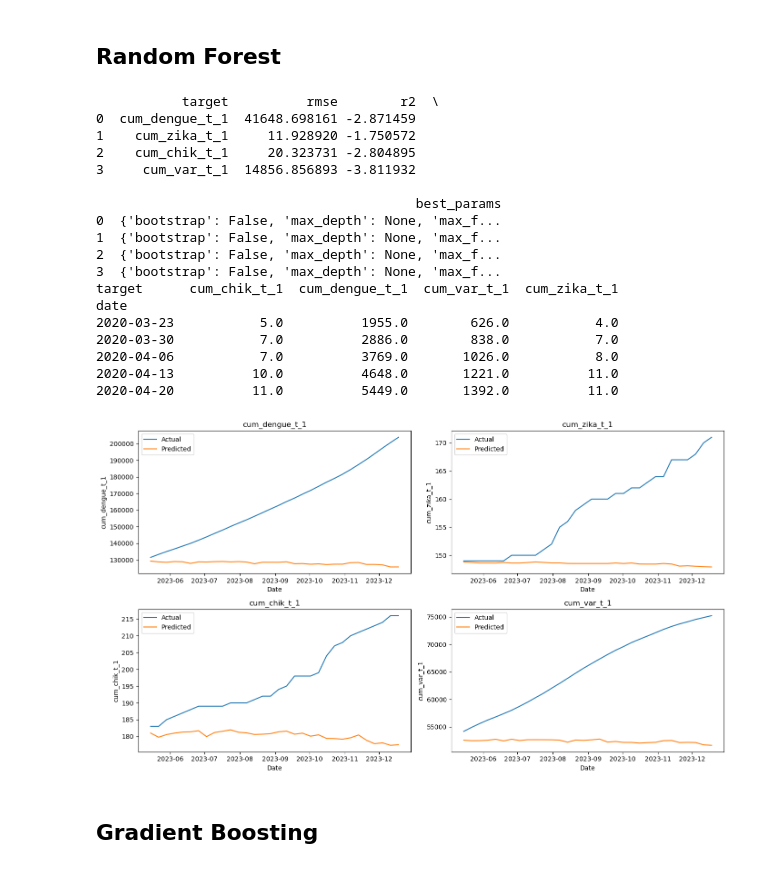
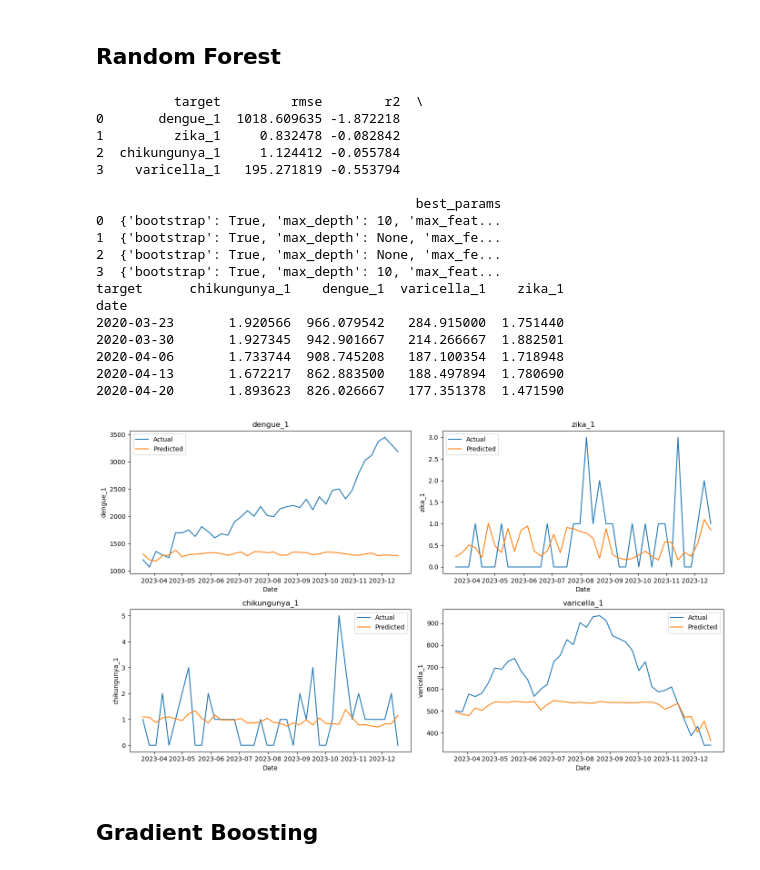
Before and after one commit to danielgvb/thesis, a Jupyter notebook: modelling/09.3_Multivariate_epidemics_clean.ipynb, the cells around one changed output. Saved outputs shown, nothing was run; the diff lists cells and outputs as text; code cells hidden in the pictures.

```diff
--- a/modelling/09.3_Multivariate_epidemics_clean.ipynb
+++ b/modelling/09.3_Multivariate_epidemics_clean.ipynb
@@ -96,4 +108,4 @@ memory usage: 53.6+ KB
 # %%
 # convert date to numeric
 df['date'] = pd.to_datetime(df['date'])
-df['date_numeric'] = df['date'].apply(lambda x: x.timestamp())
+df['date_num'] = df['date'].apply(lambda x: x.timestamp())
@@ -100,3 +116,8 @@ df['date_numeric'] = df['date'].apply(lambda x: x.timestamp())
+# %%
+selected_features_epidemics.extend(['date', 'zika', 'chikungunya', 'varicella',
+                                    'dengue_1', 'zika_1', 'chikungunya_1', 'varicella_1', 'pm25'])
+# %%
+df = df[selected_features_epidemics]
 # %%
 df_og = df.copy()
 # %% [markdown]
@@ -119,7 +140,12 @@ df = df_og.copy()
 # -------------------------------------------------------------
 df['date'] = pd.to_datetime(df['date'])
 
-targets = ['cum_dengue_t_1', 'cum_zika_t_1', 'cum_chik_t_1', 'cum_var_t_1']
+targets = ['dengue_1', 'zika_1', 'chikungunya_1', 'varicella_1']
+targets_lagged = {'dengue_1':'dengue',
+                  'zika_1':'zika',
+                  'chikungunya_1':'chikungunya',
+                  'varicella_1':'varicella'}
+targets_lagged_list = list(targets_lagged.values())
 
 results       = []   # per‑target metrics
 plot_payload  = []   # hold‑out curves
@@ -143,6 +169,11 @@ for tgt in targets:
     X = (df_tgt
          .drop(columns=targets + ['date'])        # remove all target cols + date
          .select_dtypes(include='number'))        # numeric predictors only
+    # drop epidemics that are not same as target
+    targets_lagged_remove = targets_lagged_list.copy() # get a list of epidemics
+    targets_lagged_remove.remove(targets_lagged[tgt]) # dont remove target epidemic (lagged)
+    X = X.drop(columns=targets_lagged_remove) # remove other lagged epidemics
+
 
     # ---- 1.3  Time‑series split: last fold is hold‑out
     # outer_split = TimeSeriesSplit(n_splits=5)
@@ -691,12 +758,16 @@ df = df_og.copy()
 # -------------------------------------------------------------
 df['date'] = pd.to_datetime(df['date'])
 
-targets = ['cum_dengue_t_1', 'cum_zika_t_1', 'cum_chik_t_1', 'cum_var_t_1']
+targets = ['dengue_1', 'zika_1', 'chikungunya_1', 'varicella_1']
+targets_lagged = {'dengue_1':'dengue',
+                  'zika_1':'zika',
+                  'chikungunya_1':'chikungunya',
+                  'varicella_1':'varicella'}
+targets_lagged_list = list(targets_lagged.values())
 
-results       = []   # metrics per target
-plot_payload  = []   # hold-out curves
-fit_records   = []   # fitted values (train + test)
-
+results       = []   # per‑target metrics
+plot_payload  = []   # hold‑out curves
+fit_records   = []   # fitted values for every row
 # -------------------------------------------------------------
 # 1.  Hyper-parameter grid  (coarse → refine later)
 # -------------------------------------------------------------
@@ -729,13 +800,21 @@ for tgt in targets:
          .drop(columns=targets + ['date'])        # drop ALL targets + date
          .select_dtypes(include='number'))        # numeric predictors only
 
-    # ---- 2.3  Time-series split: last fold is hold-out
-    outer_split = TimeSeriesSplit(n_splits=5)
-    train_idx, test_idx = list(outer_split.split(X))[-1]
+    # drop epidemics that are not same as target
+    targets_lagged_remove = targets_lagged_list.copy() # get a list of epidemics
+    targets_lagged_remove.remove(targets_lagged[tgt]) # dont remove target epidemic (lagged)
+    X = X.drop(columns=targets_lagged_remove) # remove other lagged epidemics
+
+
+    # ---- 1.3 Chronological 80 / 20 split---------------
+    split_pt = int(len(X) * 0.8)          # 80 % train, 20 % test
+    train_idx = np.arange(split_pt)
+    test_idx  = np.arange(split_pt, len(X))
 
     X_train, X_test = X.iloc[train_idx], X.iloc[test_idx]
     y_train, y_test = y.iloc[train_idx], y.iloc[test_idx]
     dates_test      = df_tgt.loc[test_idx, 'date']
+
 
     # ---- 2.4  Inner CV: grid-search random forest on training part
     inner_cv = TimeSeriesSplit(n_splits=3)
@@ -795,49 +874,49 @@ fitted_df = (
     pd.concat(fit_records)
       .pivot(index='date', columns='target', values='fitted')
       .sort_index()
 )
 print(fitted_df.head())
 
 # -------------------------------------------------------------
 # 5.  2 × 2 subplot grid of Actual vs. Predicted
 # -------------------------------------------------------------
 fig, axes = plt.subplots(2, 2, figsize=(14, 8), sharex=False, sharey=False)
 axes = axes.flatten()
 
 for idx, payload in enumerate(plot_payload):
     ax = axes[idx]
     ax.plot(payload["date"], payload["y_true"], label="Actual")
     ax.plot(payload["date"], payload["y_pred"], label="Predicted")
     ax.set_title(payload["target"])
     ax.set_xlabel("Date")
     ax.set_ylabel(payload["target"])
     ax.legend()
 
 for j in range(len(plot_payload), len(axes)):
     axes[j].axis("off")
 
 fig.tight_layout()
 plt.show()
 # %% [output]
-           target          rmse        r2  \
-0  cum_dengue_t_1  41648.698161 -2.871459
-1    cum_zika_t_1     11.928920 -1.750572
-2    cum_chik_t_1     20.323731 -2.804895
-3     cum_var_t_1  14856.856893 -3.811932
+          target         rmse        r2  \
+0       dengue_1  1018.609635 -1.872218
+1         zika_1     0.832478 -0.082842
+2  chikungunya_1     1.124412 -0.055784
+3    varicella_1   195.271819 -0.553794
 
                                          best_params
-0  {'bootstrap': False, 'max_depth': None, 'max_f...
-1  {'bootstrap': False, 'max_depth': None, 'max_f...
-2  {'bootstrap': False, 'max_depth': None, 'max_f...
-3  {'bootstrap': False, 'max_depth': None, 'max_f...
-target      cum_chik_t_1  cum_dengue_t_1  cum_var_t_1  cum_zika_t_1
+0  {'bootstrap': True, 'max_depth': 10, 'max_feat...
+1  {'bootstrap': True, 'max_depth': None, 'max_fe...
+2  {'bootstrap': True, 'max_depth': None, 'max_fe...
+3  {'bootstrap': True, 'max_depth': 10, 'max_feat...
+target      chikungunya_1    dengue_1  varicella_1    zika_1
 date
-2020-03-23           5.0          1955.0        626.0           4.0
-2020-03-30           7.0          2886.0        838.0           7.0
-2020-04-06           7.0          3769.0       1026.0           8.0
-2020-04-13          10.0          4648.0       1221.0          11.0
-2020-04-20          11.0          5449.0       1392.0          11.0
+2020-03-23       1.920566  966.079542   284.915000  1.751440
+2020-03-30       1.927345  942.901667   214.266667  1.882501
+2020-04-06       1.733744  908.745208   187.100354  1.718948
+2020-04-13       1.672217  862.883500   188.497894  1.780690
+2020-04-20       1.893623  826.026667   177.351378  1.471590
-[figure, old version]
+[figure, new version]
 # %%
 fitted_df.to_csv('../results/RF_epidemics.csv', index = True)
 # %% [markdown]
```
Also changed, not shown: parts of 17 cells of this notebook, 28 other files.
